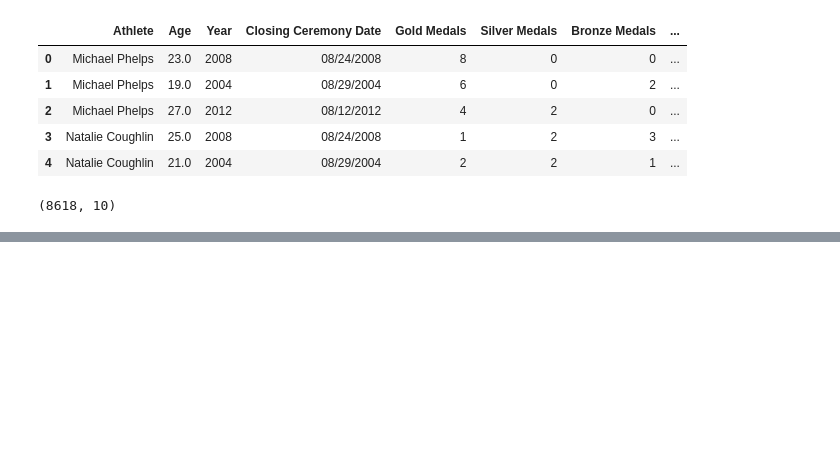
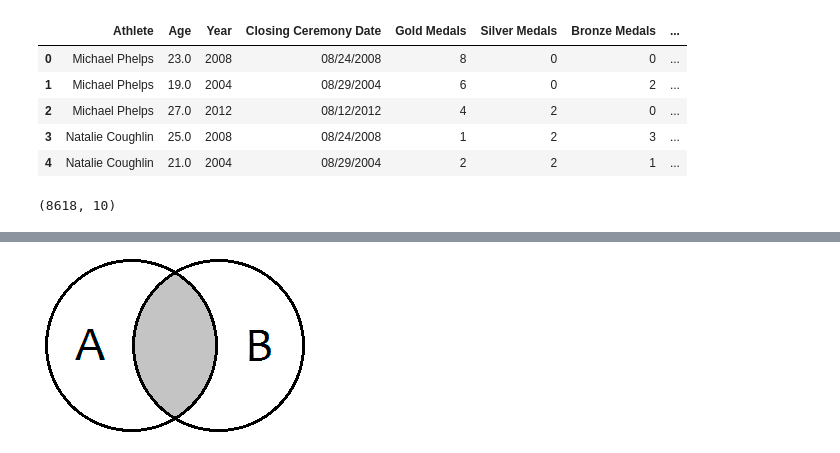
Before and after one commit to elugo00/machine-learning-python-course, a Jupyter notebook: notebooks/T2 - 4 - Data Cleaning - Concatenación de datos.ipynb, the cells around one changed output, grey strips where cells are left out. Saved outputs shown, nothing was run; the diff lists cells and outputs as text; code cells hidden in the pictures; blank space fills up the shorter version.

Commit message:
T2-4: Data Cleaning: Concatenación de datos: Preparación de datasets para ejercicios con los distintos Joins.

```diff
--- a/notebooks/T2 - 4 - Data Cleaning - Concatenación de datos.ipynb
+++ b/notebooks/T2 - 4 - Data Cleaning - Concatenación de datos.ipynb
@@ -292,0 +336,4 @@ data_final.shape
+# %%
+Image(filename="resources/inner-join.png")
+# %% [output]
+[figure, added]
```
Also changed, not shown: parts of 20 cells of this notebook, 7 other files.
